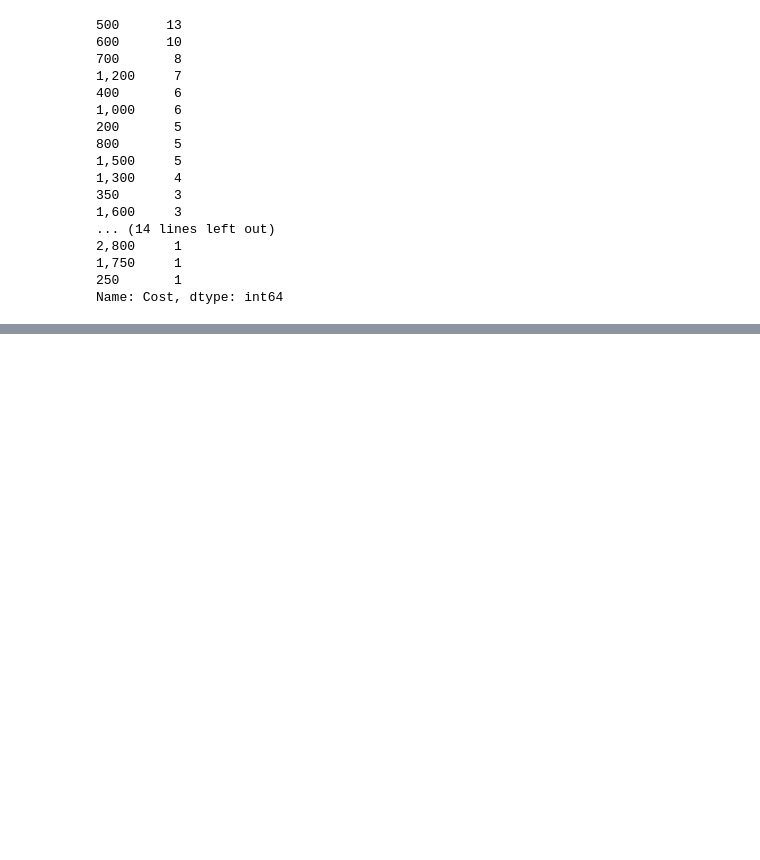
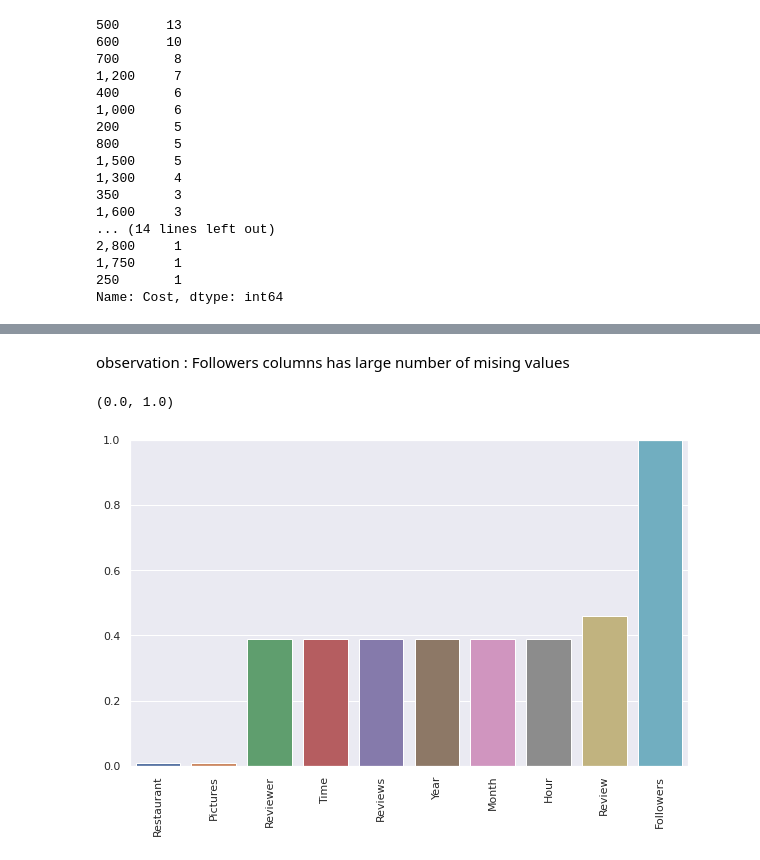
Before and after one commit to vikram0050/Zomato-Restaurant-Clustering-And-Sentiment-Analysis, a Jupyter notebook: Vikramaditya_Sah_ZOMATO_RESTAURANT_CLUSTERING_AND_SENTIMENT_ANALYSIS.ipynb, the cells around one changed output, grey strips where cells are left out. Cells and saved outputs as stored; diff of their text form; code cells hidden in the pictures; blank space fills up the shorter version.

```diff
--- a/Vikramaditya_Sah_ZOMATO_RESTAURANT_CLUSTERING_AND_SENTIMENT_ANALYSIS.ipynb
+++ b/Vikramaditya_Sah_ZOMATO_RESTAURANT_CLUSTERING_AND_SENTIMENT_ANALYSIS.ipynb
@@ -178,0 +307,11 @@ meta_df['Cost'] = meta_df['Cost'].str.replace(",","").astype('int64')
+# %% [markdown]
+observation : Followers columns has large number of mising values
+# %%
+# checking for missing value colums which are less than 1 percent
+sns.barplot(x=percent_nan.index,y=percent_nan)
+plt.xticks(rotation=90);
+# Set 1% Threshold
+plt.ylim(0,1)
+# %% [output]
+(0.0, 1.0)
+[figure, added]
```
Also changed, not shown: parts of 54 cells of this notebook.
